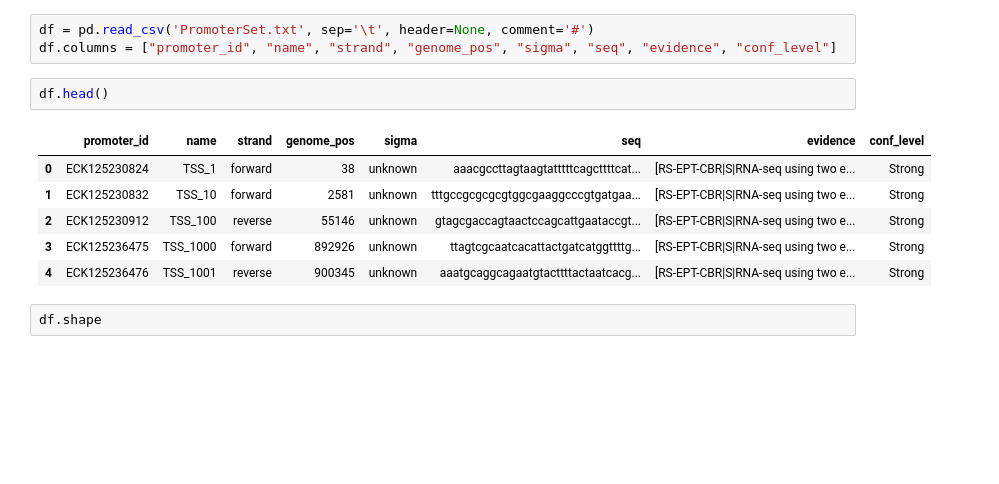
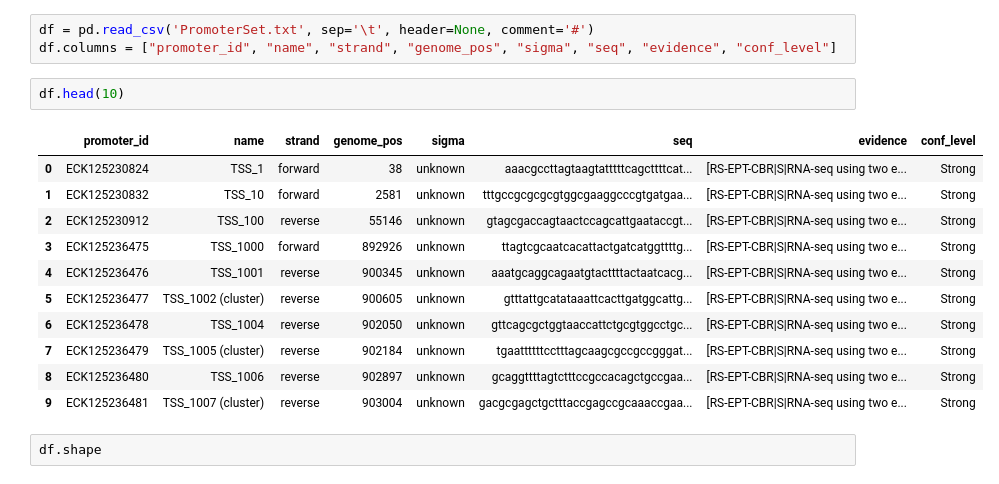
Before and after one commit to RPGroup-PBoC/RegSeq, a Jupyter notebook: PromoterSet_exploratory.ipynb, the cells around one changed output. Cells and saved outputs as stored; diff of their text form; blank space fills up the shorter version.

```diff
--- a/PromoterSet_exploratory.ipynb
+++ b/PromoterSet_exploratory.ipynb
@@ -8,14 +8,19 @@ import pandas as pd
 df = pd.read_csv('PromoterSet.txt', sep='\t', header=None, comment='#')
 df.columns = ["promoter_id", "name", "strand", "genome_pos", "sigma", "seq", "evidence", "conf_level"]
 # %%
-df.head()
+df.head(10)
 # %% [output]
 |  | promoter_id | name | strand | genome_pos | sigma | seq | evidence | conf_level |
 | 0 | ECK125230824 | TSS_1 | forward | 38 | unknown | aaacgccttagtaagtatttttcagcttttcat... | [RS-EPT-CBR|S|RNA-seq using two e... | Strong |
 | 1 | ECK125230832 | TSS_10 | forward | 2581 | unknown | tttgccgcgcgcgtggcgaaggcccgtgatgaa... | [RS-EPT-CBR|S|RNA-seq using two e... | Strong |
 | 2 | ECK125230912 | TSS_100 | reverse | 55146 | unknown | gtagcgaccagtaactccagcattgaataccgt... | [RS-EPT-CBR|S|RNA-seq using two e... | Strong |
 | 3 | ECK125236475 | TSS_1000 | forward | 892926 | unknown | ttagtcgcaatcacattactgatcatggttttg... | [RS-EPT-CBR|S|RNA-seq using two e... | Strong |
 | 4 | ECK125236476 | TSS_1001 | reverse | 900345 | unknown | aaatgcaggcagaatgtacttttactaatcacg... | [RS-EPT-CBR|S|RNA-seq using two e... | Strong |
+| 5 | ECK125236477 | TSS_1002 (cluster) | reverse | 900605 | unknown | gtttattgcatataaattcacttgatggcattg... | [RS-EPT-CBR|S|RNA-seq using two e... | Strong |
+| 6 | ECK125236478 | TSS_1004 | reverse | 902050 | unknown | gttcagcgctggtaaccattctgcgtggcctgc... | [RS-EPT-CBR|S|RNA-seq using two e... | Strong |
+| 7 | ECK125236479 | TSS_1005 (cluster) | reverse | 902184 | unknown | tgaattttttcctttagcaagcgccgccgggat... | [RS-EPT-CBR|S|RNA-seq using two e... | Strong |
+| 8 | ECK125236480 | TSS_1006 | reverse | 902897 | unknown | gcaggttttagtctttccgccacagctgccgaa... | [RS-EPT-CBR|S|RNA-seq using two e... | Strong |
+| 9 | ECK125236481 | TSS_1007 (cluster) | reverse | 903004 | unknown | gacgcgagctgctttaccgagccgcaaaccgaa... | [RS-EPT-CBR|S|RNA-seq using two e... | Strong |
 # %%
 df.shape
 # %% [output]
```
Also changed, not shown: parts of 16 cells of this notebook.
